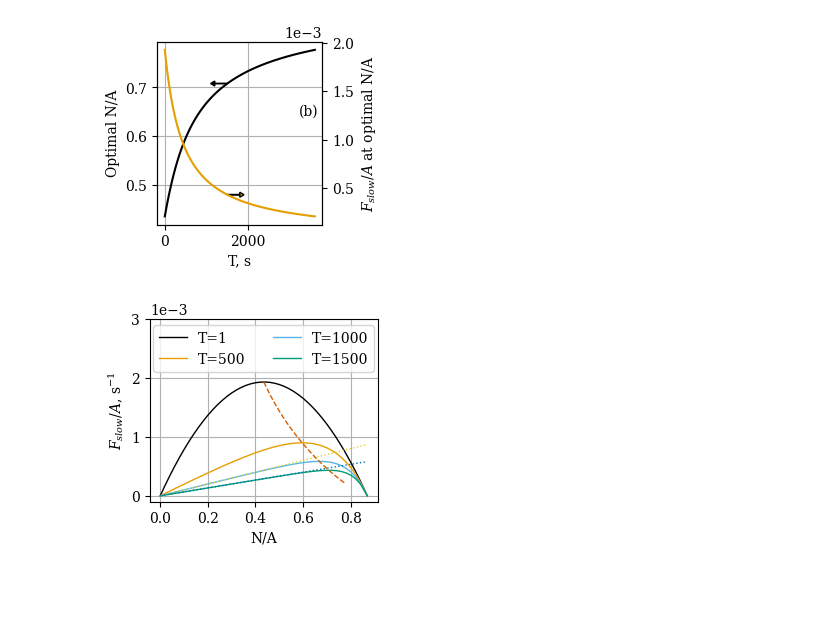
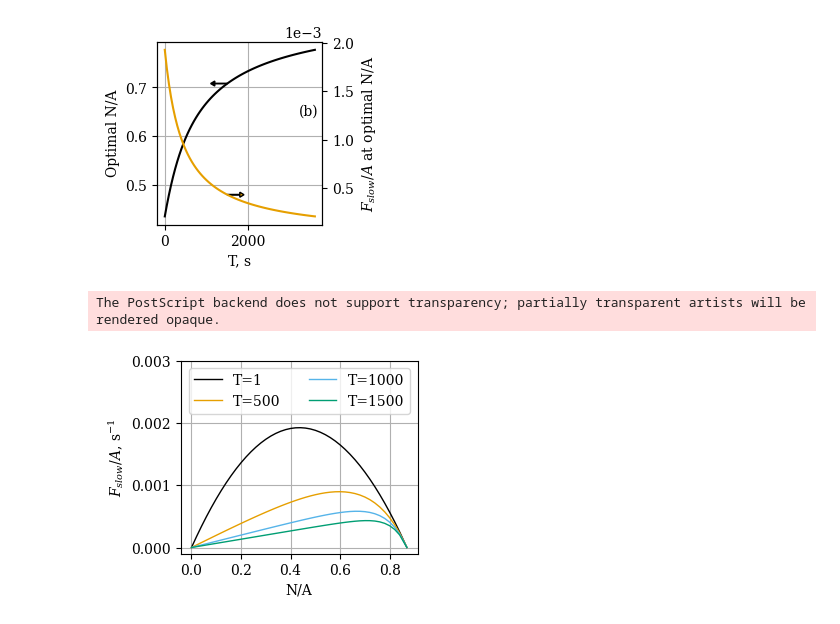
Before and after one commit to ELFREELAND/minecraft_sheep, a Jupyter notebook: deterministic/deterministic_plots.ipynb, the cells around one changed output. Saved outputs shown, nothing was run; the diff lists cells and outputs as text; code cells hidden in the pictures; blank space fills up the shorter version.

Commit message:
eps figures

```diff
--- a/deterministic/deterministic_plots.ipynb
+++ b/deterministic/deterministic_plots.ipynb
@@ -15,7 +15,7 @@ plt.rcParams["mathtext.fontset"]="dejavuserif"
 #https://doi.org/10.1038/nmeth.1618
 wong_colors = ["#000000", "#E69F00",
                "#56B4e9", "#009E73",
-               "#E0D432", "#0072B2",
+               "#D0C432", "#0072B2",
                "#D55E00", "#CC79A7"]
 wong_cycle = mpl.rcsetup.cycler(color=wong_colors)
 # %% [markdown]
@@ -135,32 +138,34 @@ plt.savefig("optimal_na.pdf")
 # %% [output]
 [figure]
 # %%
-f, ax = plt.subplots(layout="constrained", figsize=(2.8,2.5))
+f, ax = plt.subplots(layout="constrained", figsize=(3.2,2.5))
 
 ax.set_prop_cycle(wong_cycle)
 
 ax.plot(density, F_slowA[0,0:], "-", label="T={0:.0f}".format(T[0]), linewidth=1)
 ax.plot(density, F_slowA[10,0:], "-", label="T={0:.0f}".format(T[10]), linewidth=1)
 ax.plot(density, F_slowA[20,0:], "-", label="T={0:.0f}".format(T[20]), linewidth=1)
 ax.plot(density, F_slowA[30,0:], "-", label="T={0:.0f}".format(T[30]), linewidth=1)
 
-ax.plot(density, density/1000, ":", linewidth=1)
-ax.plot(density, density/1500, ":", linewidth=1)
+#ax.plot(density, density/1000, ":", linewidth=1, color=wong_colors[2])
+#ax.plot(density, density/1500, ":", linewidth=1, color=wong_colors[3])
 
-ax.plot(N_opt, F_slowA_opt, "--", linewidth=1)
+#ax.plot(N_opt, F_slowA_opt, "--", linewidth=1)
 
 ax.set_xlabel("N/A")
 ax.set_ylabel("$F_{slow}/A$, s$^{-1}$")
 ax.set_ylim([-0.0001, 0.003])
 ax.legend(ncols=2, loc="upper center")
 
 ax.grid(True)
 
 #ax.annotate("(a)", (0.9, 0.5), xycoords="axes fraction")
 
-ax.ticklabel_format(scilimits=(-2,5))
+#ax.ticklabel_format(scilimits=(-2,5))
 
 #plt.show()
+plt.savefig("f_slow_na_t.eps")
 plt.savefig("f_slow_na_t.pdf")
 # %% [output]
+The PostScript backend does not support transparency; partially transparent artists will be rendered opaque.
-[figure, old version]
+[figure, new version]
```
Also changed, not shown: parts of 3 cells of this notebook, 33 other files.
